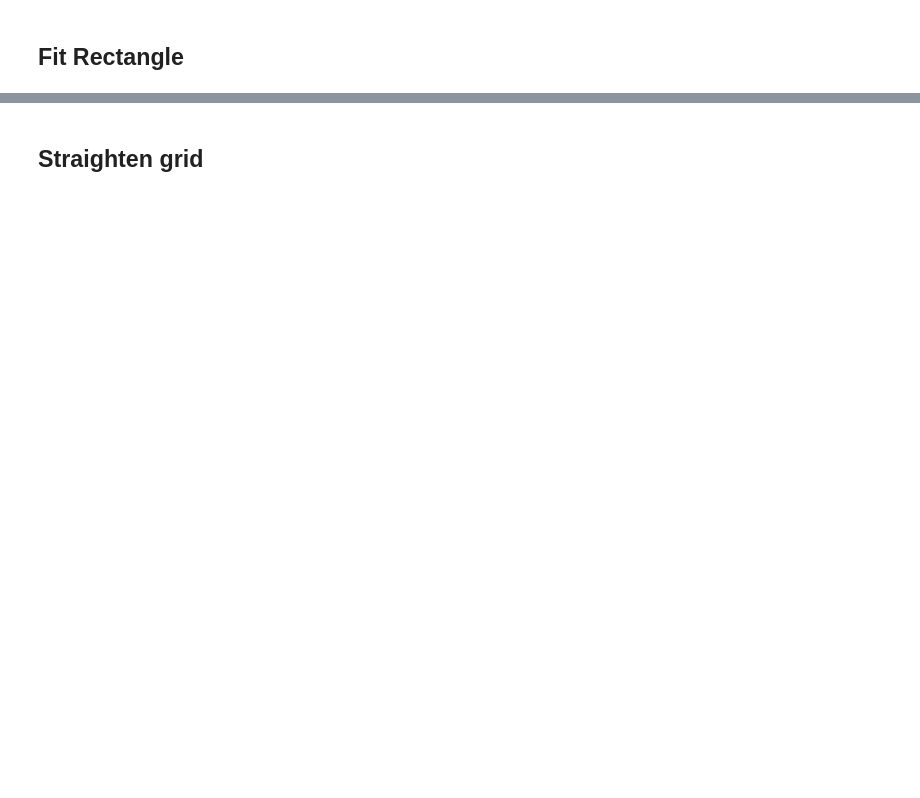
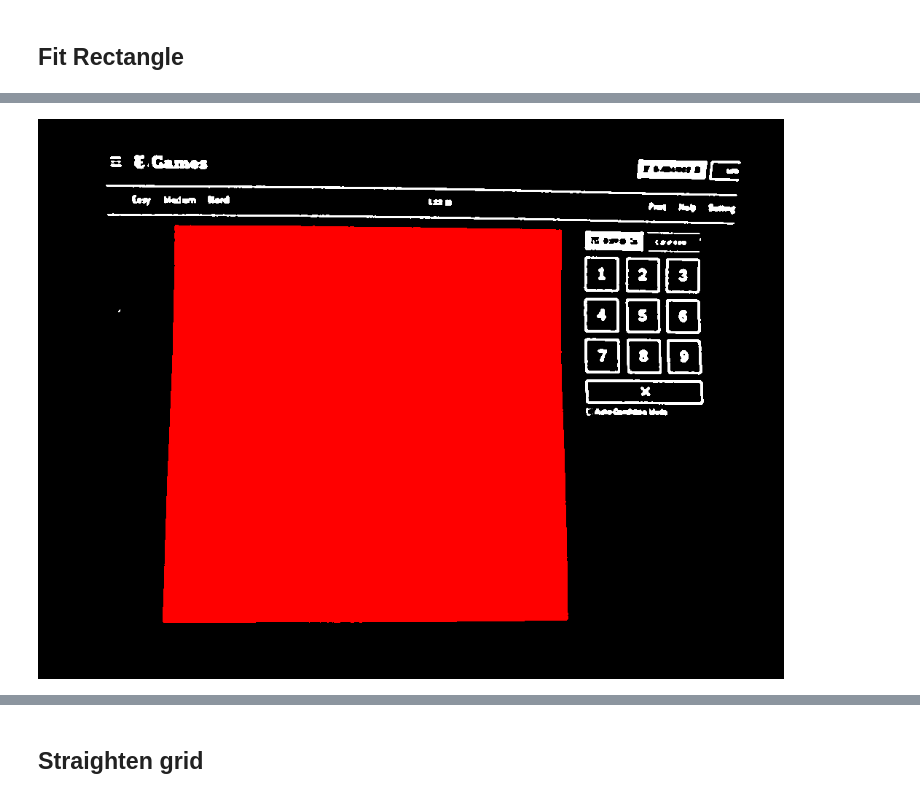
Before and after one commit to LiorSinai/SudokuReader-Julia, a Jupyter notebook: notebooks/GridDetector.ipynb, the cells around one changed output, grey strips where cells are left out. Cells and saved outputs as stored; diff of their text form; code cells hidden in the pictures; blank space fills up the shorter version.

```diff
--- a/notebooks/GridDetector.ipynb
+++ b/notebooks/GridDetector.ipynb
@@ -74,7 +86,7 @@ img_contours
 # %% [markdown]
 ## Fit Rectangle
 # %%
-idx_max = argmax(map(calc_area_contour, contours))
+idx_max = argmax(map(area_contour, contours))
 max_contour = contours[idx_max]
 print(length(max_contour))
 rect = fit_rectangle(max_contour)
@@ -98,8 +117,10 @@ plot!(p,
 plot!(border=:none, ticks=nothing)
 # %%
 img_contours = RGB.(blackwhite)
-fill_contour!(img_contours, RGB(1, 0, 0), max_contour)
+fill_contour!(img_contours, max_contour, RGB(1, 0, 0))
 img_contours
+# %% [output]
+[figure, added]
 # %%
 function apply_mask(image, mask)
     height, width = size(image)
```
Also changed, not shown: parts of 12 cells of this notebook, 21 other files.
